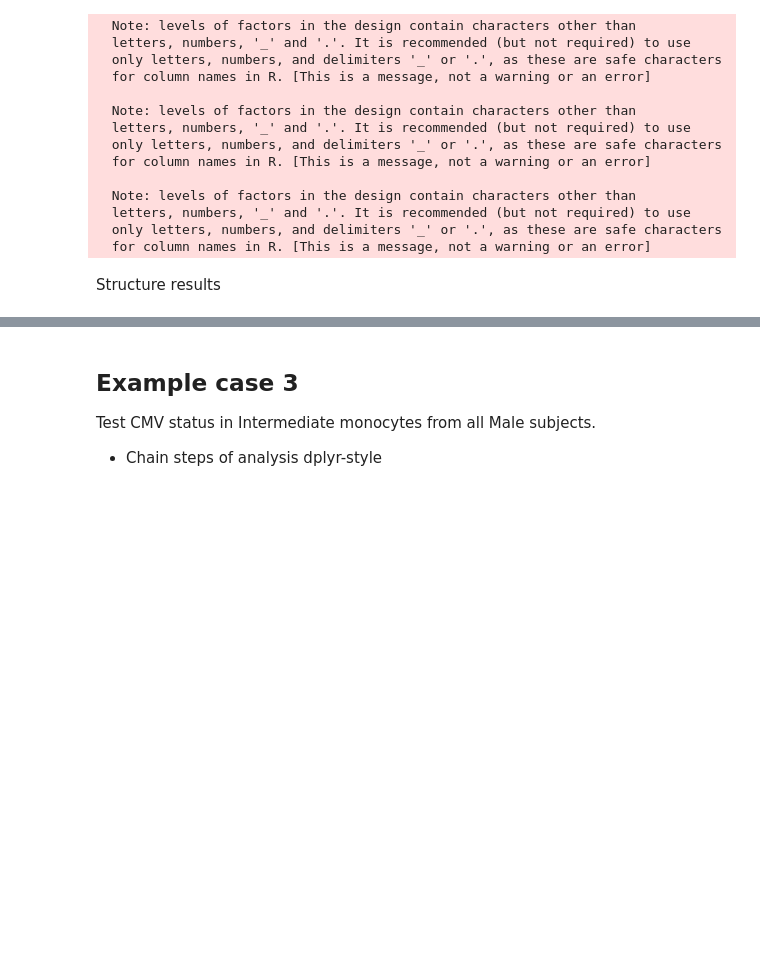
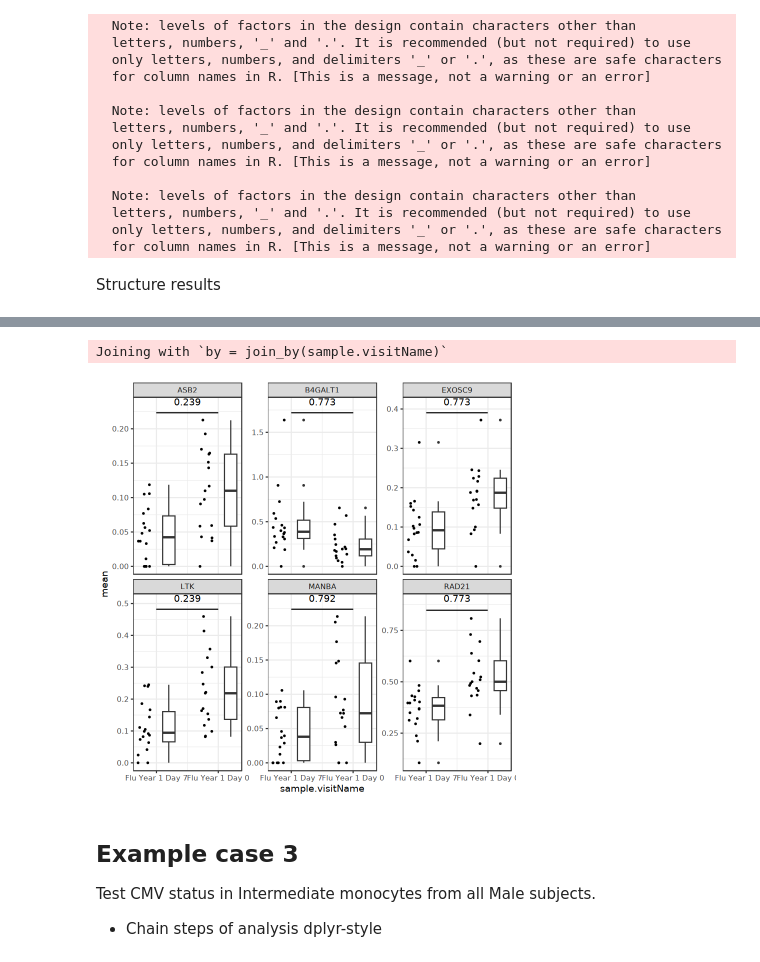
Before and after one commit to aifimmunology/sound-life-scrna-analysis, a Jupyter notebook: scrna-seq_analysis/03-data-assembly/XX-R_example_pseudobulk_selection.ipynb, the cells around one changed output, grey strips where cells are left out. Drawn from its saved outputs; the diff is of its cells as text; code cells hidden in the pictures; blank space fills up the shorter version.

```diff
--- a/scrna-seq_analysis/03-data-assembly/XX-R_example_pseudobulk_selection.ipynb
+++ b/scrna-seq_analysis/03-data-assembly/XX-R_example_pseudobulk_selection.ipynb
@@ -220,7 +302,6 @@ Convert to DESeq2 object with design
 # %%
 deseq_data <- pseudobulk_to_deseq2(
     pb_data,
-    type = "raw",
     design = ~ sample.visitName
 )
 # %% [output]
@@ -272,6 +353,15 @@ A data.frame: 6 × 13
 | RAD21 | Plasma cell | Flu Year 1 Day 7 | 18 | Flu Year 1 Day 0 | 17 | RAD21 | -0.5093242 | 0.7727507 | HigherInFlu Year 1 Day 0 | 19.824227 | ... |
 | B4GALT1 | Plasma cell | Flu Year 1 Day 7 | 18 | Flu Year 1 Day 0 | 17 | B4GALT1 | 1.4582484 | 0.7727507 | HigherInFlu Year 1 Day 7 | 24.338660 | ... |
 | MANBA | Plasma cell | Flu Year 1 Day 7 | 18 | Flu Year 1 Day 0 | 17 | MANBA | -1.2467109 | 0.7916603 | HigherInFlu Year 1 Day 0 | 2.318551 | ... |
+# %%
+plot_deseq_results(
+    pb_data, deseq_results,
+    group_by = "sample.visitName",
+    genes = head(deseq_results$gene)
+)
+# %% [output]
+Joining with `by = join_by(sample.visitName)`
+[figure, added]
 # %% [markdown]
 ## Example case 3
 
```
Also changed, not shown: parts of 15 cells of this notebook, 2 other files.
